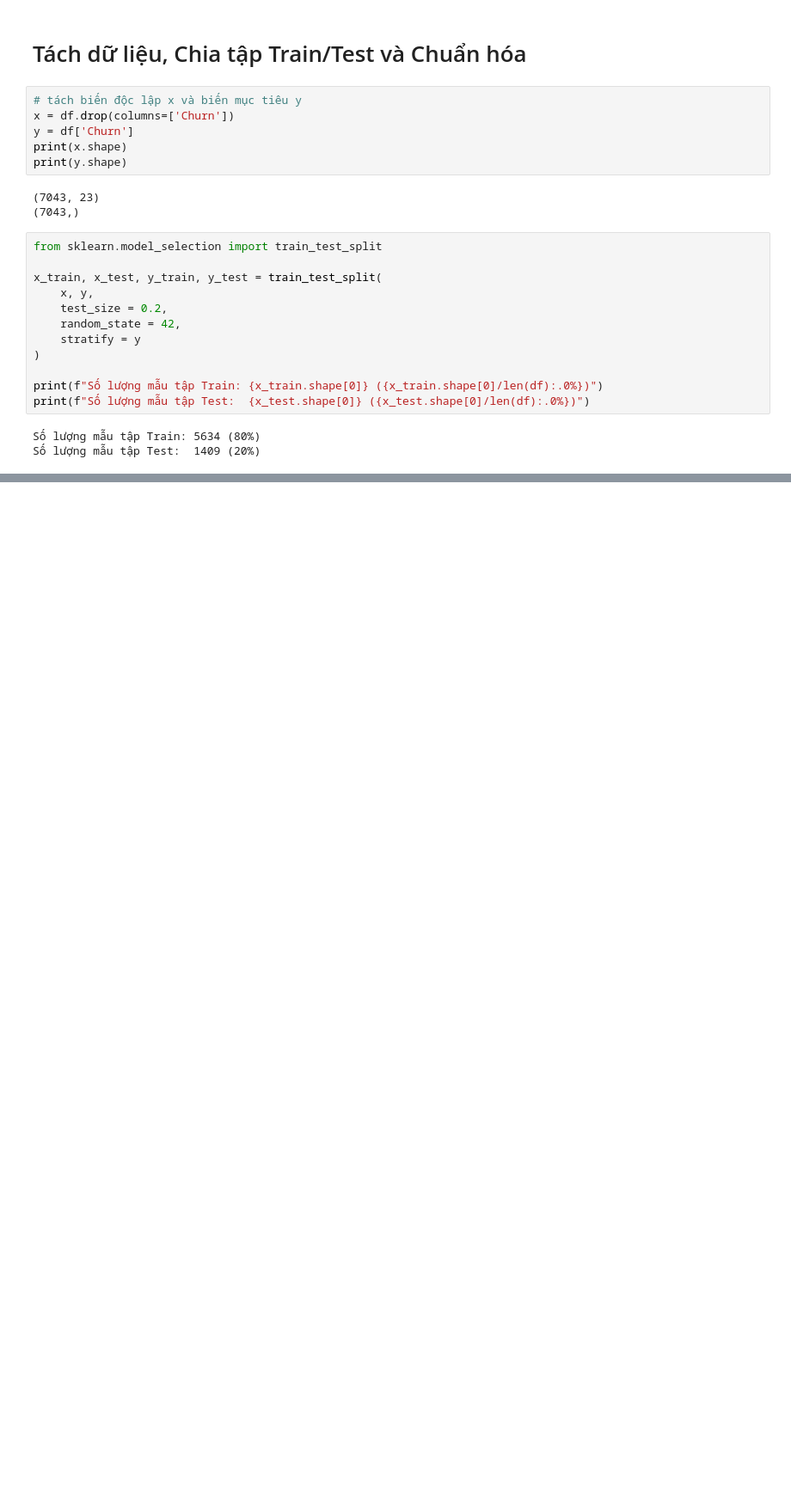
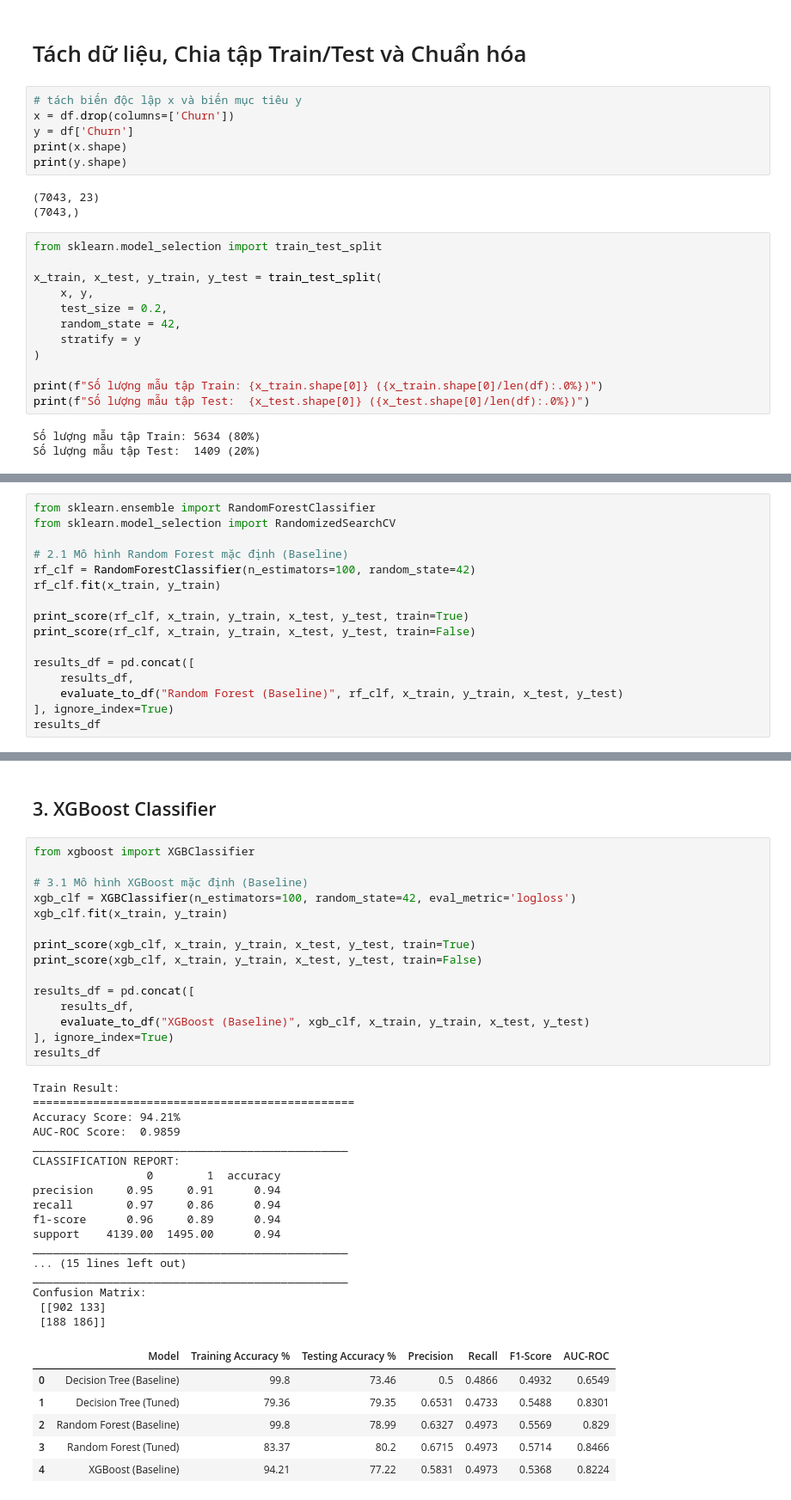
Before and after one commit to TranDuyAnhDEDA/KhaiPhaDuLieu, a Jupyter notebook: EDA.ipynb, the cells around one changed output, grey strips where cells are left out. Shown at 86% size. Drawn from its saved outputs; the diff is of its cells as text; blank space fills up the shorter version.

```diff
--- a/EDA.ipynb
+++ b/EDA.ipynb
@@ -982,0 +534,16 @@ plt.show()
+# %%
+from sklearn.ensemble import RandomForestClassifier
+from sklearn.model_selection import RandomizedSearchCV
+
+# 2.1 Mô hình Random Forest mặc định (Baseline)
+rf_clf = RandomForestClassifier(n_estimators=100, random_state=42)
+rf_clf.fit(x_train, y_train)
+
+print_score(rf_clf, x_train, y_train, x_test, y_test, train=True)
+print_score(rf_clf, x_train, y_train, x_test, y_test, train=False)
+
+results_df = pd.concat([
+    results_df,
+    evaluate_to_df("Random Forest (Baseline)", rf_clf, x_train, y_train, x_test, y_test)
+], ignore_index=True)
+results_df
@@ -982,0 +630,41 @@ plt.show()
+# %% [markdown]
+## 3. XGBoost Classifier
+# %%
+from xgboost import XGBClassifier
+
+# 3.1 Mô hình XGBoost mặc định (Baseline)
+xgb_clf = XGBClassifier(n_estimators=100, random_state=42, eval_metric='logloss')
+xgb_clf.fit(x_train, y_train)
+
+print_score(xgb_clf, x_train, y_train, x_test, y_test, train=True)
+print_score(xgb_clf, x_train, y_train, x_test, y_test, train=False)
+
+results_df = pd.concat([
+    results_df,
+    evaluate_to_df("XGBoost (Baseline)", xgb_clf, x_train, y_train, x_test, y_test)
+], ignore_index=True)
+results_df
+# %% [output]
+Train Result:
+================================================
+Accuracy Score: 94.21%
+AUC-ROC Score:  0.9859
+_______________________________________________
+CLASSIFICATION REPORT:
+                 0        1  accuracy
+precision     0.95     0.91      0.94
+recall        0.97     0.86      0.94
+f1-score      0.96     0.89      0.94
+support    4139.00  1495.00      0.94
+_______________________________________________
+... (15 lines left out)
+_______________________________________________
+Confusion Matrix:
+ [[902 133]
+ [188 186]]
+|  | Model | Training Accuracy % | Testing Accuracy % | Precision | Recall | F1-Score | AUC-ROC |
+| 0 | Decision Tree (Baseline) | 99.8 | 73.46 | 0.5 | 0.4866 | 0.4932 | 0.6549 |
+| 1 | Decision Tree (Tuned) | 79.36 | 79.35 | 0.6531 | 0.4733 | 0.5488 | 0.8301 |
+| 2 | Random Forest (Baseline) | 99.8 | 78.99 | 0.6327 | 0.4973 | 0.5569 | 0.829 |
+| 3 | Random Forest (Tuned) | 83.37 | 80.2 | 0.6715 | 0.4973 | 0.5714 | 0.8466 |
+| 4 | XGBoost (Baseline) | 94.21 | 77.22 | 0.5831 | 0.4973 | 0.5368 | 0.8224 |
```
Also changed, not shown: parts of 55 cells of this notebook.
